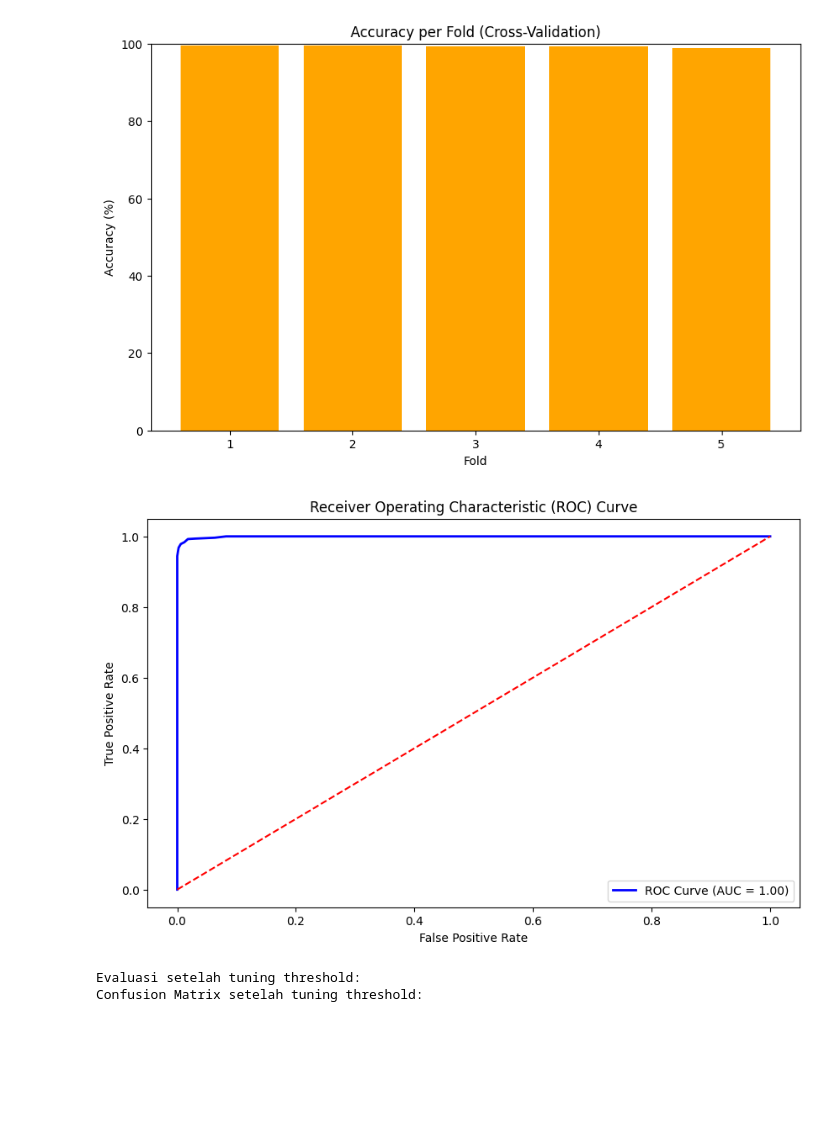
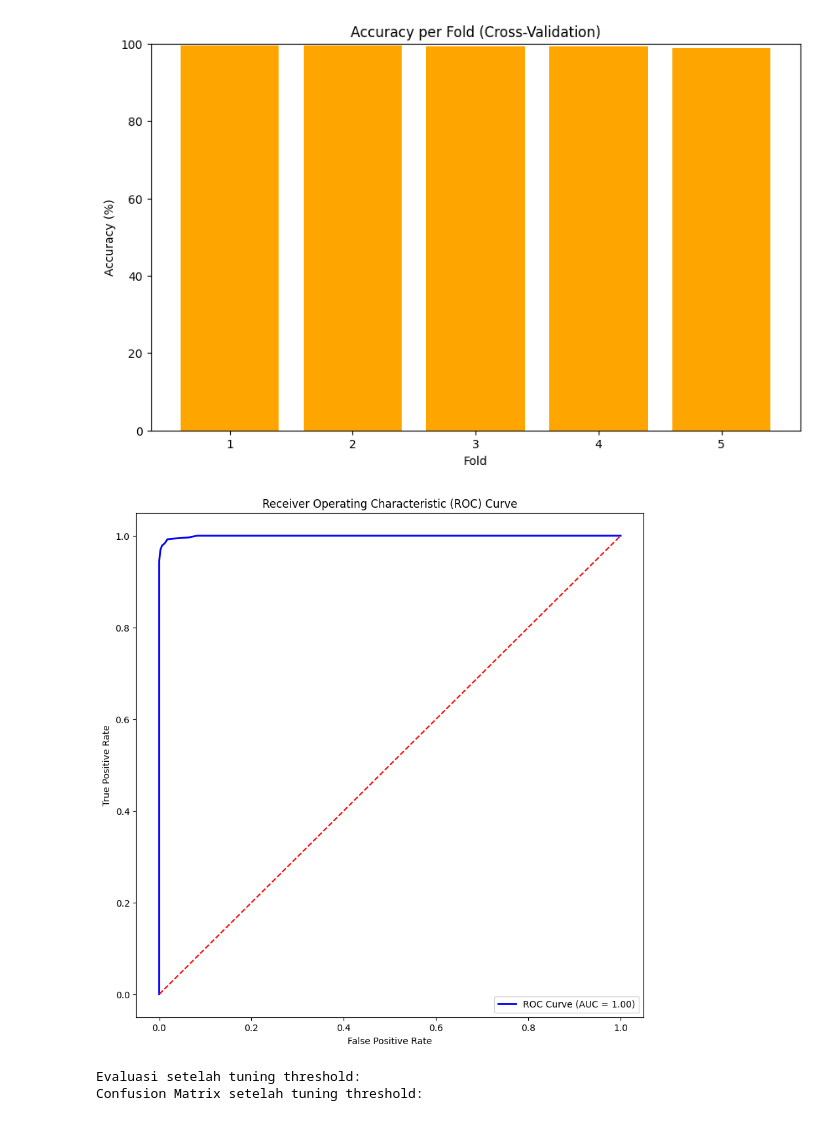
Before and after one commit to NaufalDekha002/NFD_MachineLearning, a Jupyter notebook: NFD_With_KNN.ipynb, the cells around one changed output. Saved outputs shown, nothing was run; the diff lists cells and outputs as text; code cells hidden in the pictures; blank space fills up the shorter version.

```diff
--- a/NFD_With_KNN.ipynb
+++ b/NFD_With_KNN.ipynb
@@ -252,17 +252,17 @@ Standar Deviasi Akurasi: 0.24%
 # %%
 fpr, tpr, thresholds = roc_curve(y_networkpatterns_test, y_prob[:, 1])  # Probabilitas untuk Flood
 roc_auc = auc(fpr, tpr)
 
-plt.figure(figsize=(10, 6))
+plt.figure(figsize=(10, 10))
 plt.plot(fpr, tpr, color='blue', lw=2, label=f'ROC Curve (AUC = {roc_auc:.2f})')
 plt.plot([0, 1], [0, 1], color='red', linestyle='--')
 plt.xlabel('False Positive Rate')
 plt.ylabel('True Positive Rate')
 plt.title('Receiver Operating Characteristic (ROC) Curve')
 plt.legend(loc="lower right")
 plt.show()
 # %% [output]
-[figure, old version]
+[figure, new version]
 # %%
 # === Tuning Threshold ===
 optimal_threshold = 0.5  # Anda bisa memulai dari threshold default ini
```
